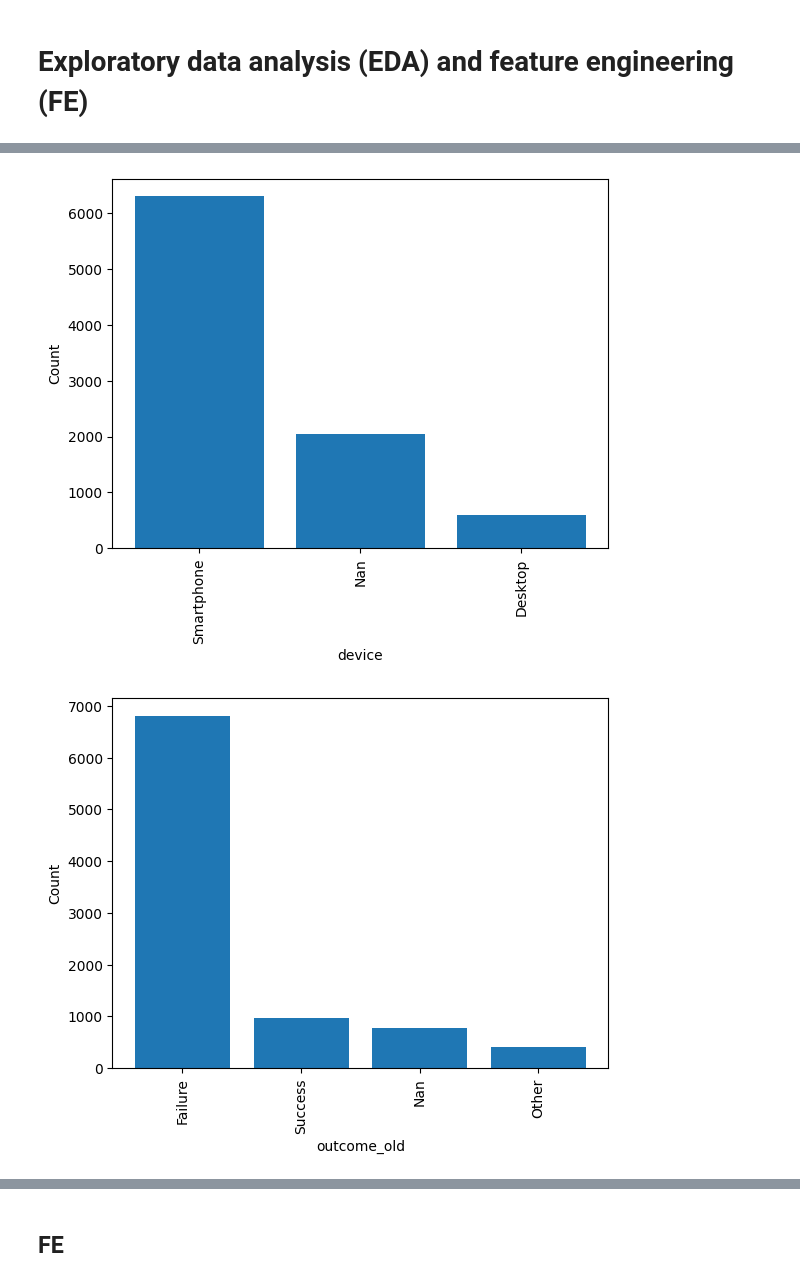
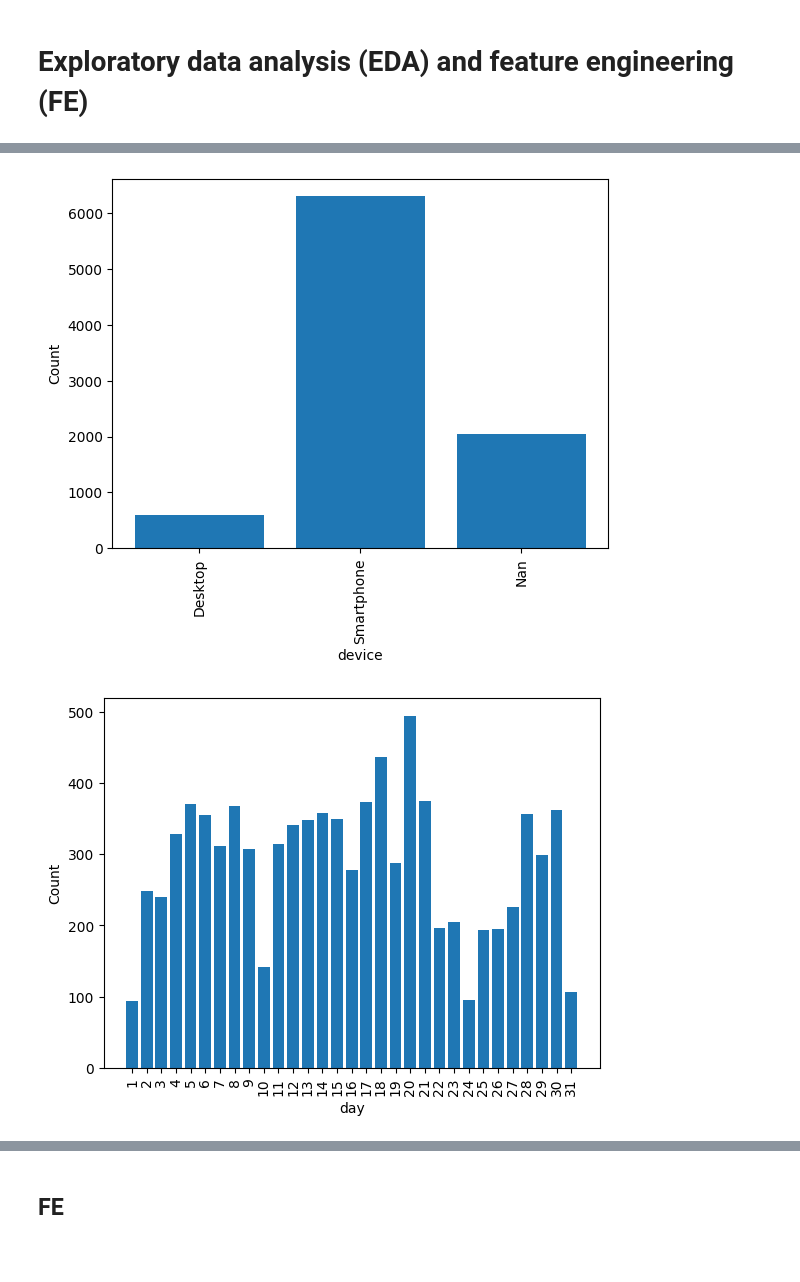
Before and after one commit to realbigi/ML_Data_Competition, a Jupyter notebook: Report.ipynb, the cells around one changed output, grey strips where cells are left out. Saved outputs shown, nothing was run; the diff lists cells and outputs as text; code cells hidden in the pictures; blank space fills up the shorter version.

```diff
--- a/Report.ipynb
+++ b/Report.ipynb
@@ -31,0 +22,11 @@ train.head()
+# %%
+train = pd.read_csv('data/MLUnige2023_subscriptions_train.csv', index_col='Id', na_values='na', header=0).astype({'job':'category', 'marital':'category', 'education':'category', 'device':'category', 'outcome_old':'category', 'X1':'bool', 'X2':'bool', 'X3':'bool', 'X4':'bool', 'subscription':'bool', 'day':'category', 'month':'category'})
+test = pd.read_csv('data/MLUnige2023_subscriptions_test.csv', index_col='Id', na_values='na', header=0).astype({'job':'category', 'marital':'category', 'education':'category', 'device':'category', 'outcome_old':'category', 'X1':'bool', 'X2':'bool', 'X3':'bool', 'X4':'bool', 'day':'category', 'month':'category'})
+train.day = pd.Categorical(train.day, ordered=True)
+test.day = pd.Categorical(test.day, ordered=True)
+train.month = pd.Categorical(train.month, ordered=True)
+test.month = pd.Categorical(test.month, ordered=True)
+train_dummy = pd.get_dummies(train)
+test_dummy = pd.get_dummies(test)
+train.head()
+train_dummy.head()
@@ -74,8 +108,8 @@ train.describe()
 # %%
 for col in train.columns:
-    if train[col].dtype == 'object':
-        unique_values = [str(s).title() for s in train[col].unique()]
-        plt.bar(range(len(unique_values)), train[col].value_counts(dropna=False))
+    if train[col].dtype == 'category' or train[col].dtype == 'bool':
+        unique_values = [str(s).title() for s in train[col].value_counts(dropna=False, sort=False).index]
+        plt.bar(range(len(unique_values)), train[col].value_counts(dropna=False, sort=False))
         plt.xticks(range(len(unique_values)), unique_values, rotation=90)
         plt.xlabel(col)
         plt.ylabel('Count')
@@ -87,2 +121,2 @@ for col in train.columns:
-[figure, old version]
+[figure, new version]
-[figure, old version]
+[figure, new version]
```
Also changed, not shown: parts of 9 cells of this notebook, 1 other file.
